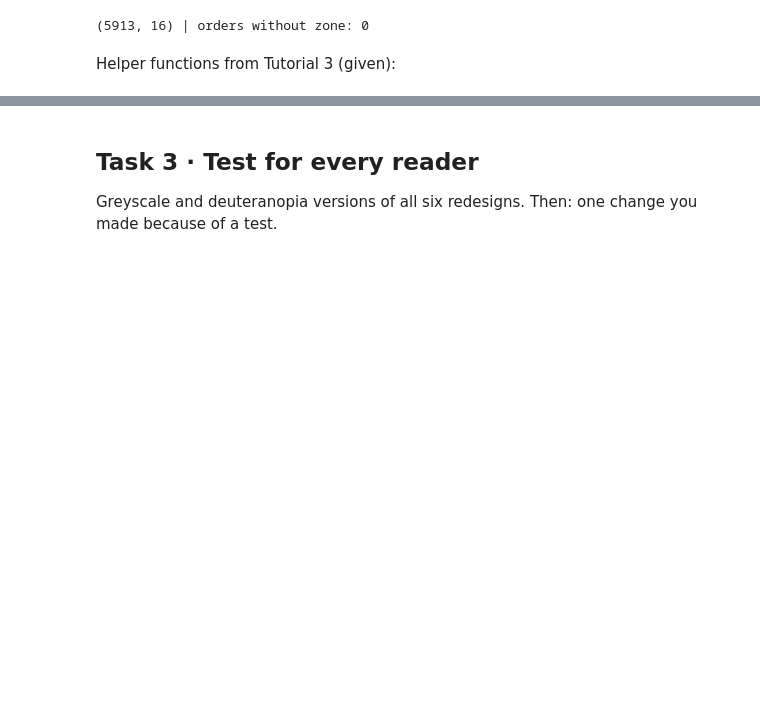
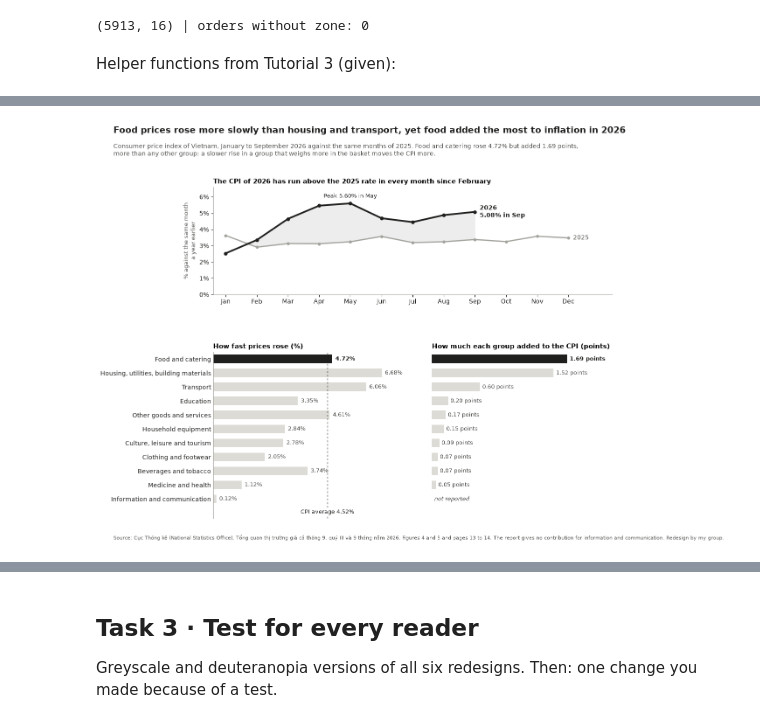
Before and after one commit to hwinhwork-dot/DataViz_Day03_Group, a Jupyter notebook: homework/gh3_gomart/GH3_TeamName.ipynb, the cells around one changed output, grey strips where cells are left out. Drawn from its saved outputs; the diff is of its cells as text; code cells hidden in the pictures; blank space fills up the shorter version.

```diff
--- a/homework/gh3_gomart/GH3_TeamName.ipynb
+++ b/homework/gh3_gomart/GH3_TeamName.ipynb
@@ -806,0 +209,94 @@ plt.show()
+# %%
+# Task 0: coded redesign of Figure 5, an early version of the M3 makeover.
+# My group typed the numbers from the NSO report: the monthly rates from Figure 4 (page 12),
+# the group rates from Figure 5 (page 13) and the contributions from the text on pages 13 and 14.
+MONTHS = ["Jan", "Feb", "Mar", "Apr", "May", "Jun", "Jul", "Aug", "Sep", "Oct", "Nov", "Dec"]
+FULL_MONTH = dict(zip(MONTHS, ["January", "February", "March", "April", "May", "June", "July", "August",
+                               "September", "October", "November", "December"]))
+cpi_2025 = [3.63, 2.91, 3.13, 3.12, 3.24, 3.57, 3.19, 3.24, 3.38, 3.25, 3.58, 3.48]   # % against the same month of 2024
+cpi_2026 = [2.53, 3.35, 4.65, 5.46, 5.60, 4.69, 4.45, 4.88, 5.08]                     # % against the same month of 2025
+CPI_9M = 4.52                                                                         # average of January to September 2026, %
+groups = pd.DataFrame({
+    "group": ["Housing, utilities, building materials", "Transport", "Food and catering",
+              "Other goods and services", "Beverages and tobacco", "Education", "Household equipment",
+              "Culture, leisure and tourism", "Clothing and footwear", "Medicine and health",
+              "Information and communication"],
+    "rate": [6.68, 6.06, 4.72, 4.61, 3.74, 3.35, 2.84, 2.78, 2.05, 1.12, 0.12],     # % against January to September 2025
+    "points": [1.52, 0.60, 1.69, 0.17, 0.07, 0.20, 0.15, 0.09, 0.07, 0.05, np.nan],  # percentage points added to the CPI
+})
+groups = groups.sort_values("points", na_position="first").reset_index(drop=True)   # largest contribution on top
+FOCUS = "Food and catering"
+
+food = groups.set_index("group").loc[FOCUS]
+months_above = [MONTHS[i] for i in range(len(cpi_2026)) if cpi_2026[i] > cpi_2025[i]]
+print("Groups that rose faster than food:", groups.loc[groups["rate"] > food["rate"], "group"].tolist())
+print("Group with the largest contribution:", groups.loc[groups["points"].idxmax(), "group"], groups["points"].max())
+print("Months of 2026 above the same month of 2025:", months_above)
+
+with mpl.rc_context():
+    use_house_style()
+    fig0 = plt.figure(figsize=(12, 9.6))
+    gs = fig0.add_gridspec(2, 2, height_ratios=[1, 1.55], width_ratios=[1.15, 1], hspace=0.42, wspace=0.06)
+    ax_m = fig0.add_subplot(gs[0, :])
+    ax_r = fig0.add_subplot(gs[1, 0])
+    ax_p = fig0.add_subplot(gs[1, 1], sharey=ax_r)
+
+    # Top: the CPI month by month, 2026 against 2025, with the months where 2026 is higher shaded
+    x25, x26 = np.arange(12), np.arange(len(cpi_2026))
+    ax_m.fill_between(x26, cpi_2025[:len(cpi_2026)], cpi_2026, where=np.array(cpi_2026) > np.array(cpi_2025[:len(cpi_2026)]),
+                      interpolate=True, color=CPI_COLOR, alpha=0.08, lw=0)
+    ax_m.plot(x25, cpi_2025, color="#a3a29d", lw=2, marker="o", ms=4)
+    ax_m.plot(x26, cpi_2026, color=CPI_COLOR, lw=2.8, marker="o", ms=5)
+    ax_m.text(11.15, cpi_2025[-1], "2025", va="center", color=NOTE, fontsize=10)
+    ax_m.text(len(cpi_2026) - 1 + 0.15, cpi_2026[-1], f"2026\n{cpi_2026[-1]:.2f}% in Sep", va="center",
+              color=CPI_COLOR, fontsize=10, fontweight="bold")
+    ax_m.text(4, cpi_2026[4] + 0.35, f"Peak {cpi_2026[4]:.2f}% in May", ha="center", color=CPI_COLOR, fontsize=9)
+    ax_m.set_xticks(x25, MONTHS)
+    ax_m.set_xlim(-0.4, 12.4)
+    ax_m.set_ylim(0, 6.6)
+    ax_m.yaxis.set_major_formatter(mticker.FuncFormatter(lambda v, p: f"{v:.0f}%"))
+    ax_m.set_title(f"The CPI of 2026 has run above the 2025 rate in every month since {FULL_MONTH[months_above[0]]}",
+                   fontsize=11)
+    ax_m.set_ylabel("% against the same month\na year earlier", color=NOTE, fontsize=9)
+
+    # Bottom left: how fast prices rose, with the national average as a line instead of a bar
+    colours = [CPI_COLOR if g == FOCUS else CONTEXT for g in groups["group"]]
+    y = np.arange(len(groups))
+    ax_r.barh(y, groups["rate"], color=colours, height=0.62)
+    ax_r.axvline(CPI_9M, color=CPI_COLOR, lw=1, ls=(0, (3, 3)))
+    ax_r.text(CPI_9M, -0.75, f"CPI average {CPI_9M:.2f}%", ha="center", va="top", fontsize=9, color=CPI_COLOR,
+              bbox=dict(facecolor="white", edgecolor="none", pad=1.5))
+    ax_r.set_ylim(-1.4, len(groups) - 0.5)
+    for yi, (g, r) in enumerate(zip(groups["group"], groups["rate"])):
+        ax_r.text(r + 0.12, yi, f"{r:.2f}%", va="center", fontsize=9,
+                  color=CPI_COLOR if g == FOCUS else NOTE, fontweight="bold" if g == FOCUS else "normal")
+    ax_r.set_yticks(y, groups["group"])
+    ax_r.set_xlim(0, 8.2)
+    ax_r.set_xticks([])
+    ax_r.spines[["bottom"]].set_visible(False)
+    ax_r.tick_params(axis="y", length=0)
+    ax_r.set_title("How fast prices rose (%)", fontsize=11)
+
+    # Bottom right: how many percentage points each group added to the CPI
+    ax_p.barh(y, groups["points"].fillna(0), color=colours, height=0.62)
+    for yi, (g, p) in enumerate(zip(groups["group"], groups["points"])):
+        label = "not reported" if np.isnan(p) else f"{p:.2f} points"
+        ax_p.text((0 if np.isnan(p) else p) + 0.03, yi, label, va="center", fontsize=9, style="italic" if np.isnan(p) else "normal",
+                  color=CPI_COLOR if g == FOCUS else NOTE, fontweight="bold" if g == FOCUS else "normal")
+    ax_p.set_xlim(0, 2.25)
+    ax_p.set_xticks([])
+    ax_p.spines[["bottom", "left"]].set_visible(False)
+    ax_p.tick_params(axis="y", length=0, labelleft=False)
+    ax_p.set_title("How much each group added to the CPI (points)", fontsize=11)
+
+    fig0.suptitle("Food prices rose more slowly than housing and transport, yet food added the most to inflation in 2026",
+                  x=0.02, ha="left", fontsize=14.5, fontweight="bold", color=TEXT, y=0.995)
+    fig0.text(0.02, 0.925, "Consumer price index of Vietnam, January to September 2026 against the same months of 2025. "
+              f"Food and catering rose {food['rate']:.2f}% but added {food['points']:.2f} points,\nmore than any other group: "
+              "a slower rise in a group that weighs more in the basket moves the CPI more.", fontsize=10, color=NOTE)
+    fig0.text(0.02, 0.01, "Source: Cục Thống kê (National Statistics Office), Tổng quan thị trường giá cả tháng 9, quý III và "
+              "9 tháng năm 2026, Figures 4 and 5 and pages 13 to 14. The report gives no contribution for information "
+              "and communication. Redesign by my group.", fontsize=8, color=NOTE)
+    fig0.subplots_adjust(top=0.85, bottom=0.06, left=0.21, right=0.97)
+    plt.show()
+# %% [output]
@@ -806,0 +306 @@ plt.show()
+[figure, added]
```
Also changed, not shown: parts of 67 cells of this notebook, 7 other files.
